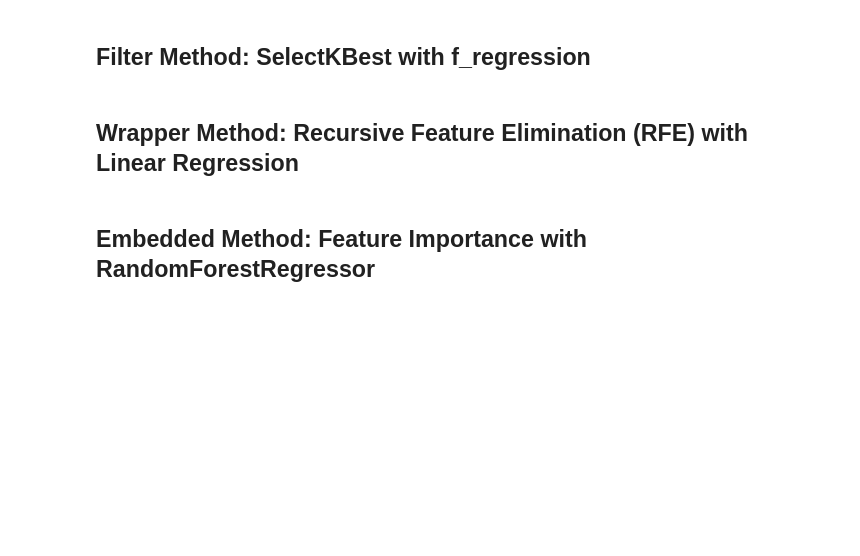
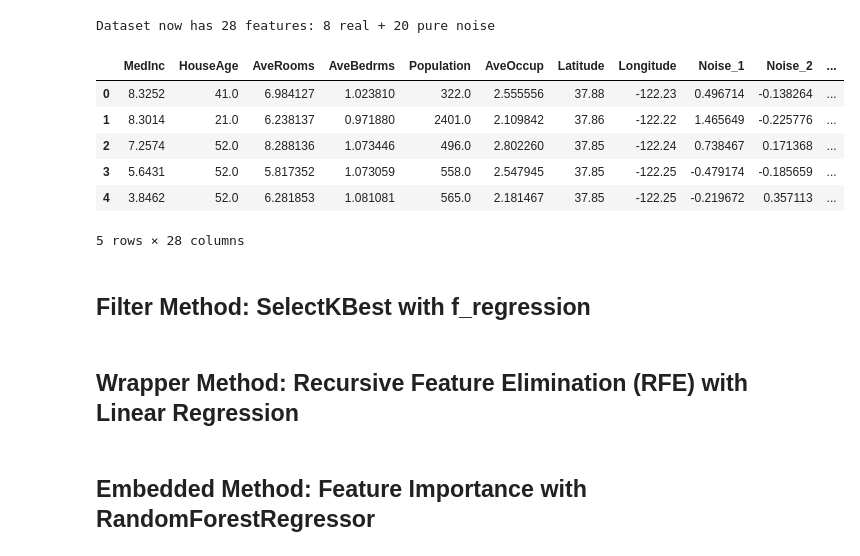
Before and after one commit to AdArya125/Primer-to-Machine-Learning, a Jupyter notebook: 2. Data Preprocessing and Feature Engineering/2.3 Feature Engineering/2.3.2 Feature Selection.ipynb, the cells around one changed output. Cells and saved outputs as stored; diff of their text form; code cells hidden in the pictures; blank space fills up the shorter version.

```diff
--- a/2. Data Preprocessing and Feature Engineering/2.3 Feature Engineering/2.3.2 Feature Selection.ipynb
+++ b/2. Data Preprocessing and Feature Engineering/2.3 Feature Engineering/2.3.2 Feature Selection.ipynb
@@ -30,3 +36,25 @@ y = pd.Series(california.target, name='MedHouseVal')
+# %%
+# Add synthetic noise features that carry no real signal
+# This simulates a realistic dataset padded with irrelevant/redundant columns
+rng = np.random.RandomState(42)
+n_noise = 20
+noise_df = pd.DataFrame(
+    rng.normal(0, 1, size=(X.shape[0], n_noise)),
+    columns=[f'Noise_{i+1}' for i in range(n_noise)]
+)
+X = pd.concat([X.reset_index(drop=True), noise_df], axis=1)
+
+print(f'Dataset now has {X.shape[1]} features: 8 real + {n_noise} pure noise')
+X.head()
+# %% [output]
+Dataset now has 28 features: 8 real + 20 pure noise
+|  | MedInc | HouseAge | AveRooms | AveBedrms | Population | AveOccup | Latitude | Longitude | Noise_1 | Noise_2 | ... |
+| 0 | 8.3252 | 41.0 | 6.984127 | 1.023810 | 322.0 | 2.555556 | 37.88 | -122.23 | 0.496714 | -0.138264 | ... |
+| 1 | 8.3014 | 21.0 | 6.238137 | 0.971880 | 2401.0 | 2.109842 | 37.86 | -122.22 | 1.465649 | -0.225776 | ... |
+| 2 | 7.2574 | 52.0 | 8.288136 | 1.073446 | 496.0 | 2.802260 | 37.85 | -122.24 | 0.738467 | 0.171368 | ... |
+| 3 | 5.6431 | 52.0 | 5.817352 | 1.073059 | 558.0 | 2.547945 | 37.85 | -122.25 | -0.479174 | -0.185659 | ... |
+| 4 | 3.8462 | 52.0 | 6.281853 | 1.081081 | 565.0 | 2.181467 | 37.85 | -122.25 | -0.219672 | 0.357113 | ... |
+5 rows × 28 columns
 # %% [markdown]
 ## Filter Method: SelectKBest with f_regression
 # %%
```
Also changed, not shown: parts of 6 cells of this notebook.
